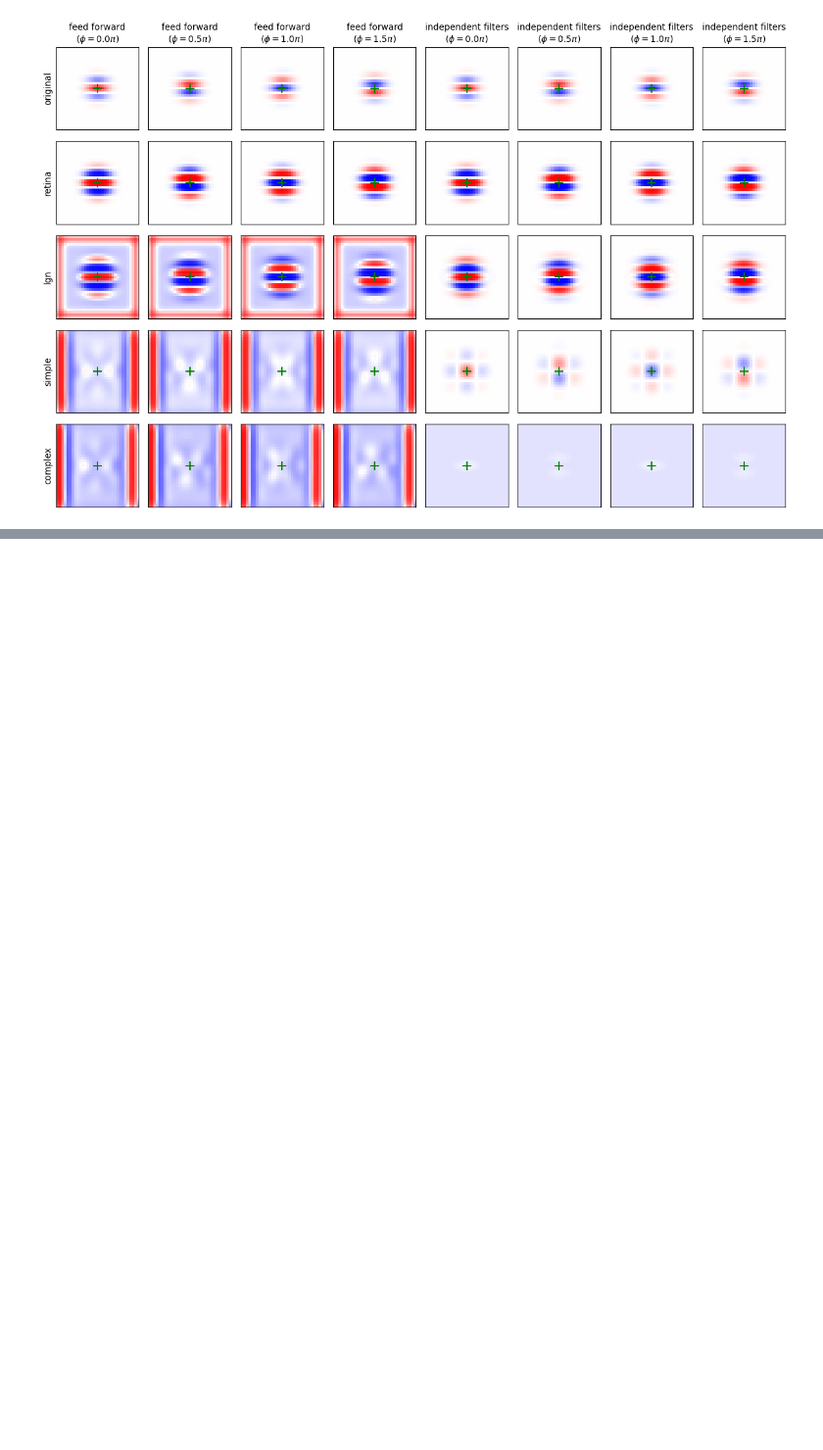
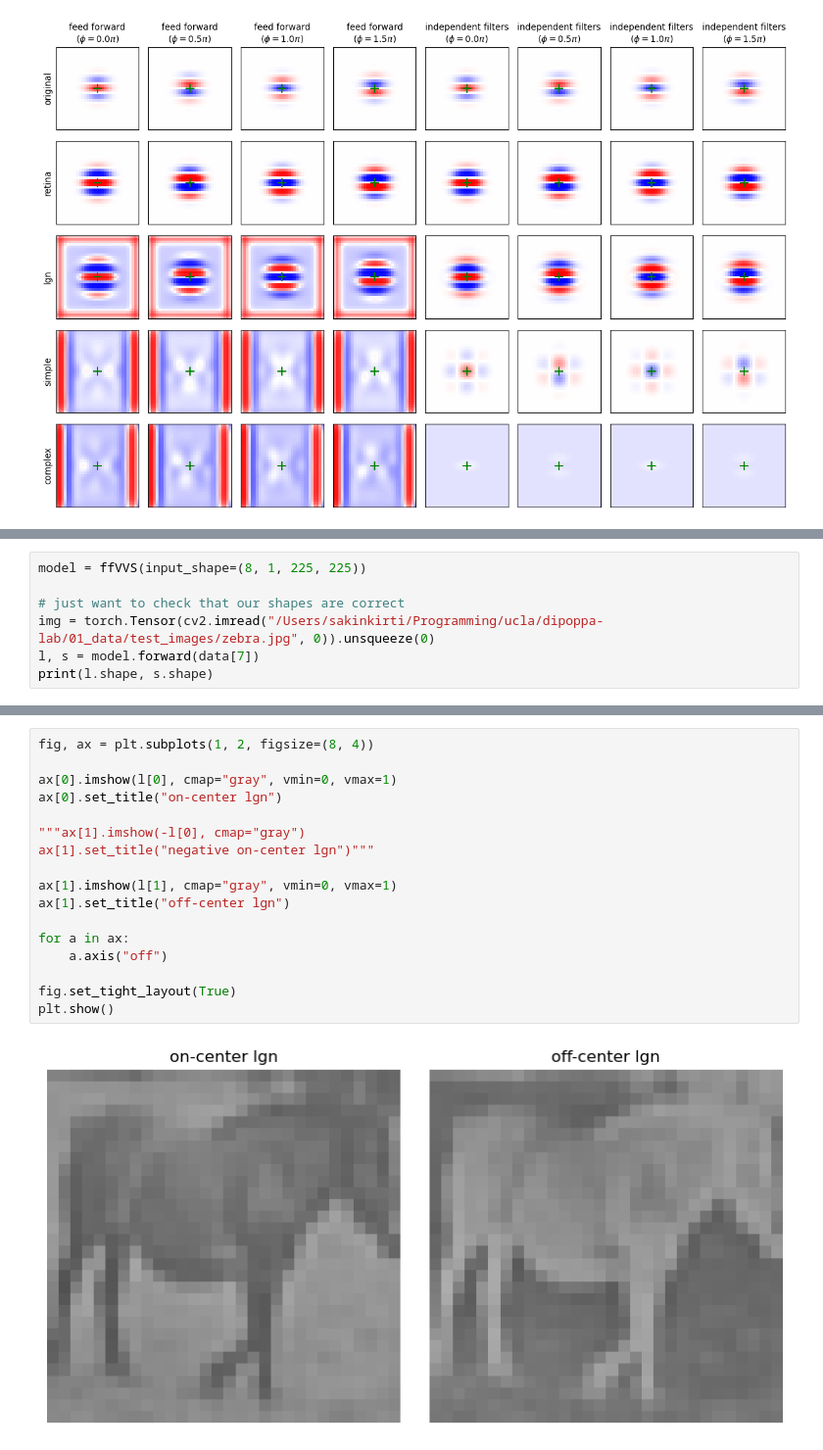
Before and after one commit to MarioDipoppa/thalamocortical_powerlaw, a Jupyter notebook: testing.ipynb, the cells around one changed output, grey strips where cells are left out. Shown at 98% size. Cells and saved outputs as stored; diff of their text form; blank space fills up the shorter version.

```diff
--- a/testing.ipynb
+++ b/testing.ipynb
@@ -558,0 +593,7 @@ plt.show()
+# %%
+model = ffVVS(input_shape=(8, 1, 225, 225))
+
+# just want to check that our shapes are correct
+img = torch.Tensor(cv2.imread("/Users/sakinkirti/Programming/ucla/dipoppa-lab/01_data/test_images/zebra.jpg", 0)).unsqueeze(0)
+l, s = model.forward(data[7])
+print(l.shape, s.shape)
@@ -558,0 +603,19 @@ plt.show()
+# %%
+fig, ax = plt.subplots(1, 2, figsize=(8, 4))
+
+ax[0].imshow(l[0], cmap="gray", vmin=0, vmax=1)
+ax[0].set_title("on-center lgn")
+
+"""ax[1].imshow(-l[0], cmap="gray")
+ax[1].set_title("negative on-center lgn")"""
+
+ax[1].imshow(l[1], cmap="gray", vmin=0, vmax=1)
+ax[1].set_title("off-center lgn")
+
+for a in ax:
+    a.axis("off")
+
+fig.set_tight_layout(True)
+plt.show()
+# %% [output]
+[figure, added]
```
Also changed, not shown: parts of 14 cells of this notebook, 2 other files.
